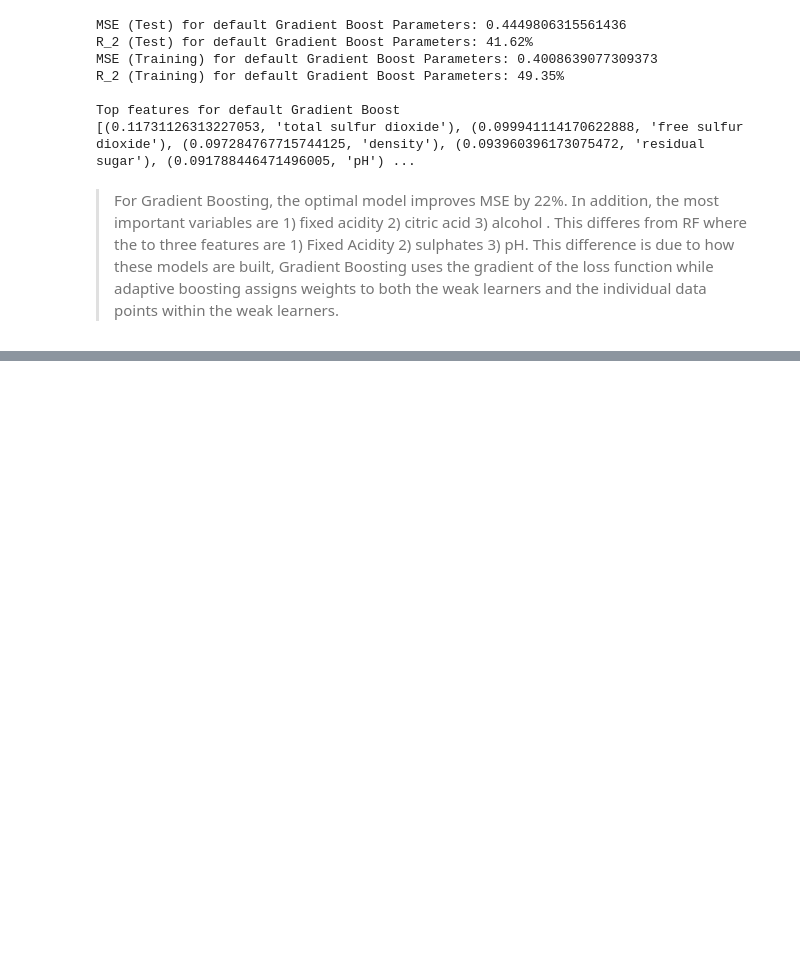
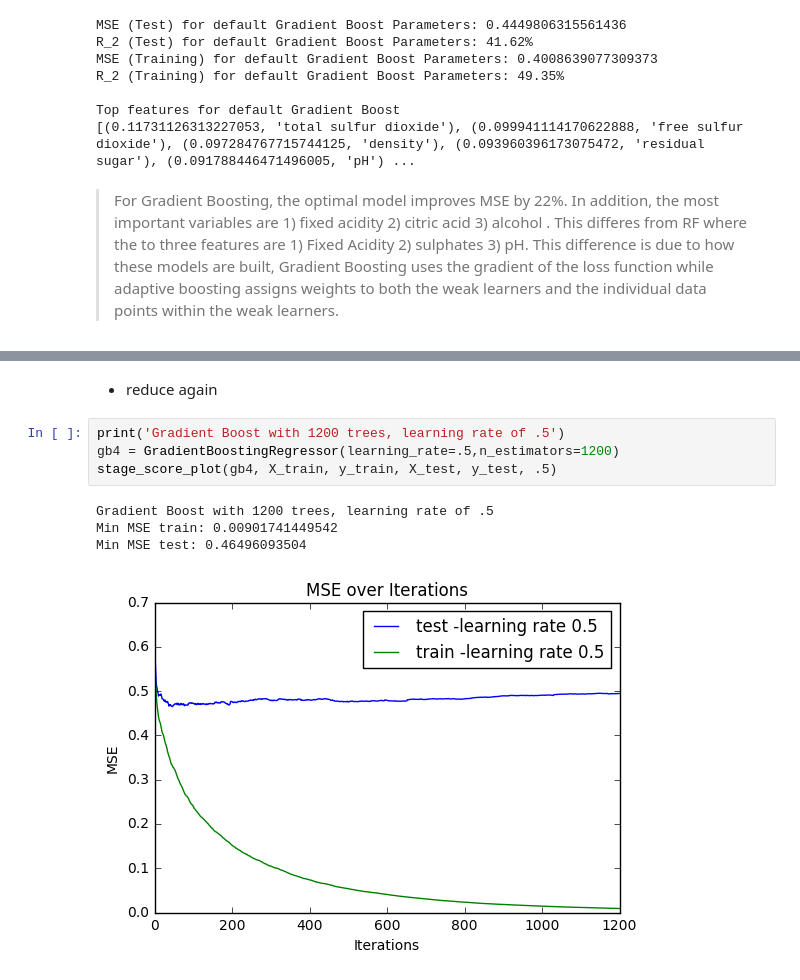
Before and after one commit to jonhilgart22/Galvanize-Machine-Learning-I, a Jupyter notebook: SkillsTest2-Jonathan-Hilgart.ipynb, the cells around one changed output, grey strips where cells are left out. Saved outputs shown, nothing was run; the diff lists cells and outputs as text; blank space fills up the shorter version.

```diff
--- a/SkillsTest2-Jonathan-Hilgart.ipynb
+++ b/SkillsTest2-Jonathan-Hilgart.ipynb
@@ -433,0 +517,11 @@ Top features for default Gradient Boost
+# %% [markdown]
+- reduce again
+# %%
+print('Gradient Boost with 1200 trees, learning rate of .5')
+gb4 = GradientBoostingRegressor(learning_rate=.5,n_estimators=1200)
+stage_score_plot(gb4, X_train, y_train, X_test, y_test, .5)
+# %% [output]
+Gradient Boost with 1200 trees, learning rate of .5
+Min MSE train: 0.00901741449542
+Min MSE test: 0.46496093504
+[figure, added]
```
Also changed, not shown: parts of 25 cells of this notebook, 3 other files.
